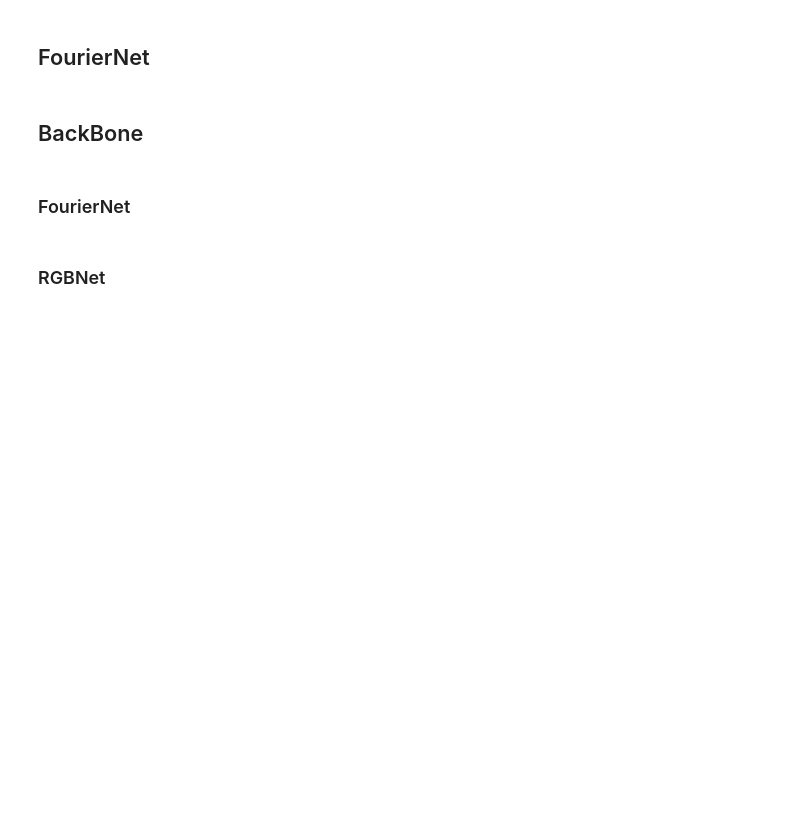
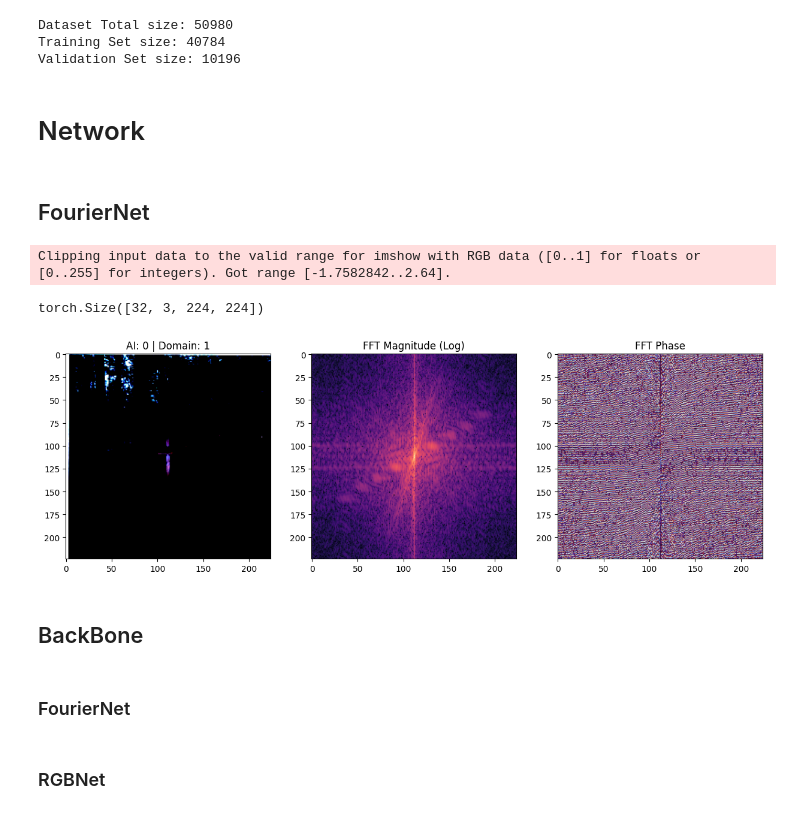
Before and after one commit to mattew-giambo/ComputerVision-Project, a Jupyter notebook: project.ipynb, the cells around one changed output. Saved outputs shown, nothing was run; the diff lists cells and outputs as text; code cells hidden in the pictures; blank space fills up the shorter version.

```diff
--- a/project.ipynb
+++ b/project.ipynb
@@ -8,0 +18,14 @@ import matplotlib.pyplot as plt
+# %%
+SEED = 42
+DEVICE = torch.device("cuda" if torch.cuda.is_available() else "cpu")
+
+TRAIN_SIZE = 0.8
+BATCH_SIZE = 32
+
+EMBEDDING_DIM = 256
+EMBEDDING_FOURIER_DIM = 64
+EMBEDDING_RGB_DIM = 64
+WEIGHT_TASK = 0.5
+LEARNING_RATE = 1e-4
+EPOCHS = 50
+DEVICE = "cuda"
@@ -54,9 +186,40 @@ dataloader = DataLoader(dataset, batch_size=32, shuffle=True)
+# %%
+dataset_size = len(dataset)
+train_size = int(TRAIN_SIZE * dataset_size)
+val_size = dataset_size - train_size
+
+# Split
+generator = torch.Generator().manual_seed(SEED)
+train_dataset, val_dataset = random_split(dataset, [train_size, val_size], generator=generator)
+
+# DataLoaders
+train_loader = DataLoader(
+    train_dataset,
+    batch_size= BATCH_SIZE,
+    shuffle=True,
+)
+
+val_loader = DataLoader(
+    val_dataset,
+    batch_size= BATCH_SIZE,
+    shuffle=False
+)
+
+print(f"Dataset Total size: {dataset_size}")
+print(f"Training Set size: {len(train_dataset)}")
+print(f"Validation Set size: {len(val_dataset)}")
+# %% [output]
+Dataset Total size: 50980
+Training Set size: 40784
+Validation Set size: 10196
+# %% [markdown]
+# Network
 # %% [markdown]
 ## FourierNet
 # %%
 class FourierNetInput(nn.Module):
     def __init__(self):
-        super(FourierNetInput, self).__init__()
+        super().__init__()
 
     def forward(self, x):
         x_fft = torch.fft.fft2(x)
@@ -67,39 +230,44 @@ class FourierNetInput(nn.Module):
         return x_mag, x_phase
 # %%
 model = FourierNetInput()
-images, labels = next(iter(dataloader))
+images, labels = next(iter(train_loader))
 mag, phase = model(images)
 
 index = 0
+print(images.shape)
 img_to_show = images[index]
 mag_to_show = mag[index]
 phs_to_show = phase[index]
 
 img_display = img_to_show.permute(1, 2, 0)
 mag_display = mag_to_show[0] # show only the first channel of the magnitude
 phs_display = torch.mean(phs_to_show, dim=0)
 
 label_ai_val = labels['label_ai'][index].item()
 label_dom_val = labels['label_domain'][index].item()
 
 plt.figure(figsize=(15, 5))
 
 # Original image
 plt.subplot(1, 3, 1)
 plt.imshow(img_display)
 plt.title(f"AI: {label_ai_val} | Domain: {label_dom_val}")
 
 # Magnitude
 plt.subplot(1, 3, 2)
 plt.imshow(mag_display, cmap='magma')
 plt.title("FFT Magnitude (Log)")
 
 # Phase
 plt.subplot(1, 3, 3)
 plt.imshow(phs_display, cmap='twilight')
 plt.title("FFT Phase")
 
 plt.show()
+# %% [output]
+Clipping input data to the valid range for imshow with RGB data ([0..1] for floats or [0..255] for integers). Got range [-1.7582842..2.64].
+torch.Size([32, 3, 224, 224])
+[figure, added]
 # %% [markdown]
 ## BackBone
 # %% [markdown]
```
Also changed, not shown: parts of 15 cells of this notebook.
